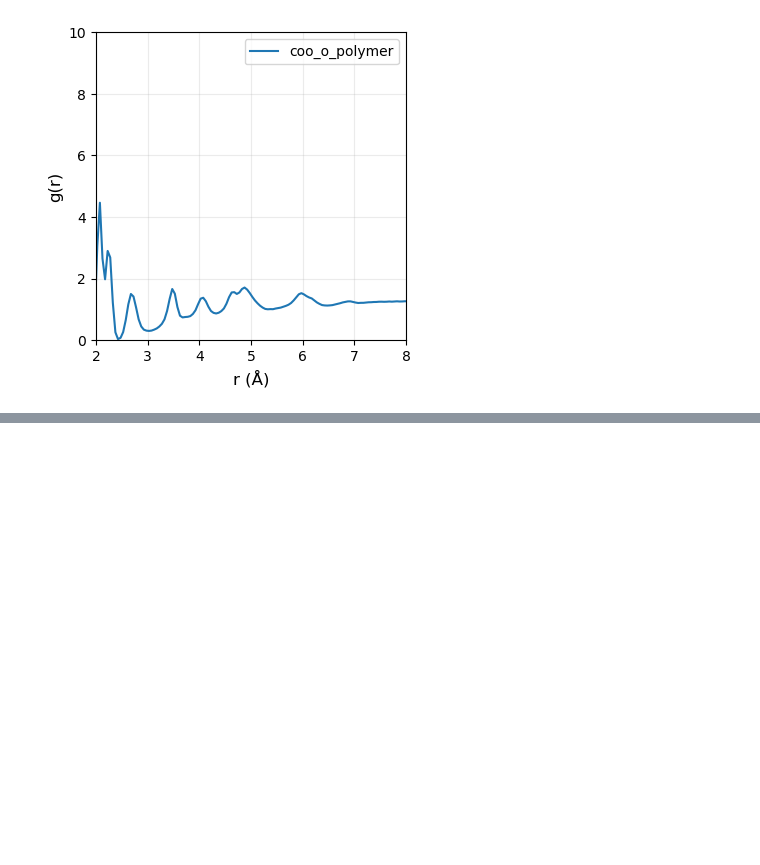
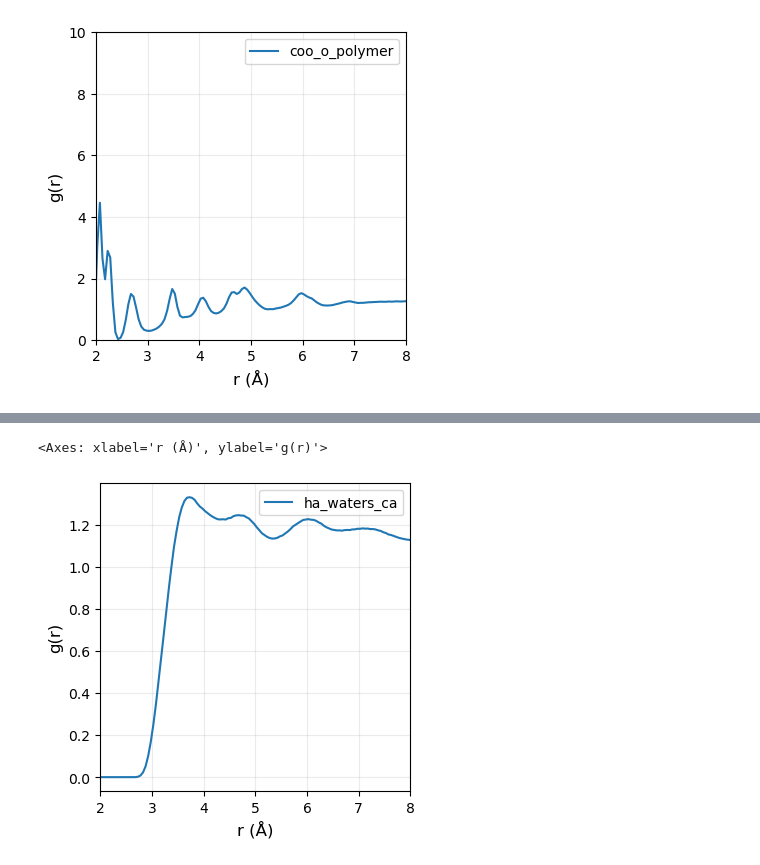
Before and after one commit to schwinns/polyamide-chlorination, a Jupyter notebook: paper/data/chlorinated/rdf.ipynb, the cells around one changed output, grey strips where cells are left out. Cells and saved outputs as stored; diff of their text form; code cells hidden in the pictures; blank space fills up the shorter version.

```diff
--- a/paper/data/chlorinated/rdf.ipynb
+++ b/paper/data/chlorinated/rdf.ipynb
@@ -259,0 +287,10 @@ plt.ylim(0, 10)
+# %%
+rdf = InterRDF(ha_waters, ca, nbins=nbins, range=r_range, exclusion_block=(1,1), verbose=False)
+rdf.run(start=start, stop=stop, step=step, backend='multiprocessing', n_workers=16)
+df[f'rdf_ha_waters_ca'] = rdf.results.rdf
+df[f'count_ha_waters_ca'] = rdf.results.count
+
+plot_rdf(df, 'r_A', 'rdf_ha_waters_ca')
+# %% [output]
+<Axes: xlabel='r (Å)', ylabel='g(r)'>
+[figure, added]
```
Also changed, not shown: parts of 8 cells of this notebook, 5 other files.
